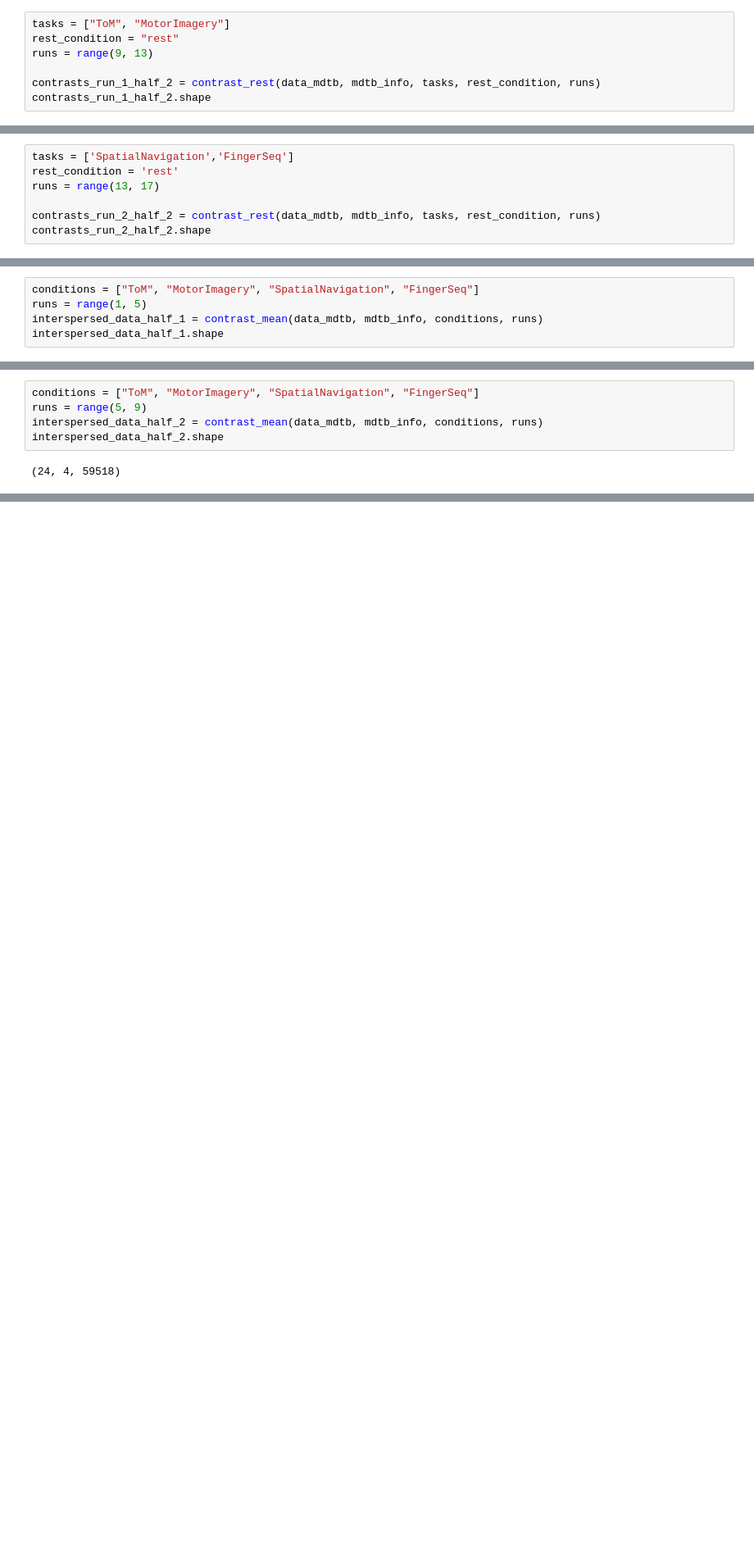
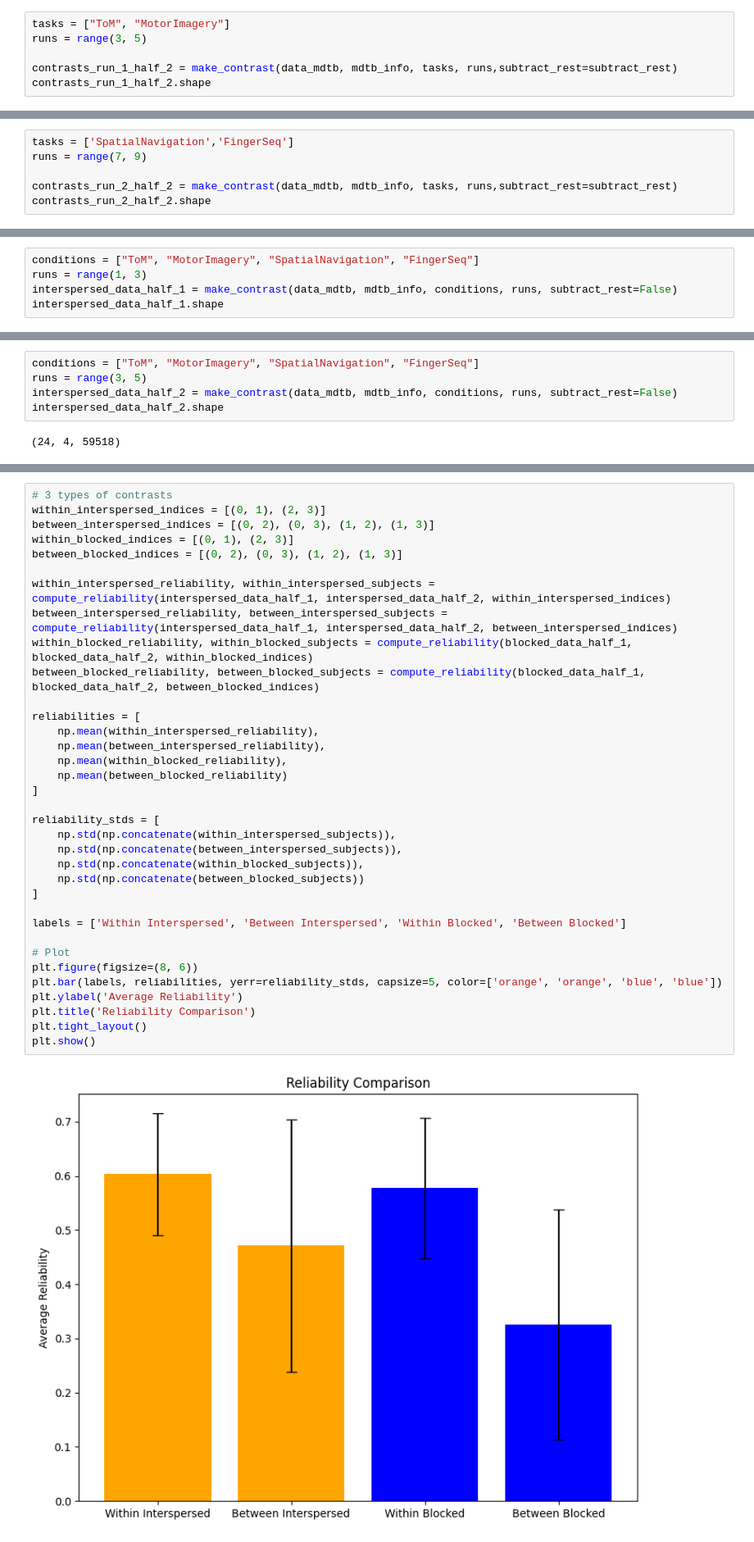
Before and after one commit to DiedrichsenLab/OptimalBattery, a Jupyter notebook: notebooks/8.design_data.ipynb, the cells around one changed output, grey strips where cells are left out. Shown: that part at 82% size. Saved outputs shown, nothing was run; the diff lists cells and outputs as text; blank space fills up the shorter version.

```diff
--- a/notebooks/8.design_data.ipynb
+++ b/notebooks/8.design_data.ipynb
@@ -124,18 +175,16 @@ blocked_data_half_1.shape
 # %%
 tasks = ["ToM", "MotorImagery"]
-rest_condition = "rest"
-runs = range(9, 13)
+runs = range(3, 5)
 
-contrasts_run_1_half_2 = contrast_rest(data_mdtb, mdtb_info, tasks, rest_condition, runs)
+contrasts_run_1_half_2 = make_contrast(data_mdtb, mdtb_info, tasks, runs,subtract_rest=subtract_rest)
 contrasts_run_1_half_2.shape
 # %% [output]
 (24, 2, 59518)
 # %%
 tasks = ['SpatialNavigation','FingerSeq']
-rest_condition = 'rest'
-runs = range(13, 17)
+runs = range(7, 9)
 
-contrasts_run_2_half_2 = contrast_rest(data_mdtb, mdtb_info, tasks, rest_condition, runs)
+contrasts_run_2_half_2 = make_contrast(data_mdtb, mdtb_info, tasks, runs,subtract_rest=subtract_rest)
 contrasts_run_2_half_2.shape
 # %% [output]
 (24, 2, 59518)
@@ -162,14 +196,14 @@ def contrast_mean(data, info, tasks, runs):
 # %%
 conditions = ["ToM", "MotorImagery", "SpatialNavigation", "FingerSeq"]
-runs = range(1, 5)
-interspersed_data_half_1 = contrast_mean(data_mdtb, mdtb_info, conditions, runs)
+runs = range(1, 3)
+interspersed_data_half_1 = make_contrast(data_mdtb, mdtb_info, conditions, runs, subtract_rest=False)
 interspersed_data_half_1.shape
 # %% [output]
 (24, 4, 59518)
 # %%
 conditions = ["ToM", "MotorImagery", "SpatialNavigation", "FingerSeq"]
-runs = range(5, 9)
-interspersed_data_half_2 = contrast_mean(data_mdtb, mdtb_info, conditions, runs)
+runs = range(3, 5)
+interspersed_data_half_2 = make_contrast(data_mdtb, mdtb_info, conditions, runs, subtract_rest=False)
 interspersed_data_half_2.shape
 # %% [output]
 (24, 4, 59518)
@@ -237,0 +216,37 @@ p-value: 8.978202382207893e-11
+# %%
+# 3 types of contrasts
+within_interspersed_indices = [(0, 1), (2, 3)]
+between_interspersed_indices = [(0, 2), (0, 3), (1, 2), (1, 3)]
+within_blocked_indices = [(0, 1), (2, 3)]
+between_blocked_indices = [(0, 2), (0, 3), (1, 2), (1, 3)]
+
+within_interspersed_reliability, within_interspersed_subjects = compute_reliability(interspersed_data_half_1, interspersed_data_half_2, within_interspersed_indices)
+between_interspersed_reliability, between_interspersed_subjects = compute_reliability(interspersed_data_half_1, interspersed_data_half_2, between_interspersed_indices)
+within_blocked_reliability, within_blocked_subjects = compute_reliability(blocked_data_half_1, blocked_data_half_2, within_blocked_indices)
+between_blocked_reliability, between_blocked_subjects = compute_reliability(blocked_data_half_1, blocked_data_half_2, between_blocked_indices)
+
+reliabilities = [
+    np.mean(within_interspersed_reliability),
+    np.mean(between_interspersed_reliability),
+    np.mean(within_blocked_reliability),
+    np.mean(between_blocked_reliability)
+]
+
+reliability_stds = [
+    np.std(np.concatenate(within_interspersed_subjects)),
+    np.std(np.concatenate(between_interspersed_subjects)),
+    np.std(np.concatenate(within_blocked_subjects)),
+    np.std(np.concatenate(between_blocked_subjects))
+]
+
+labels = ['Within Interspersed', 'Between Interspersed', 'Within Blocked', 'Between Blocked']
+
+# Plot
+plt.figure(figsize=(8, 6))
+plt.bar(labels, reliabilities, yerr=reliability_stds, capsize=5, color=['orange', 'orange', 'blue', 'blue'])
+plt.ylabel('Average Reliability')
+plt.title('Reliability Comparison')
+plt.tight_layout()
+plt.show()
+# %% [output]
+[figure, added]
```
Also changed, not shown: parts of 24 cells of this notebook, 8 other files.
